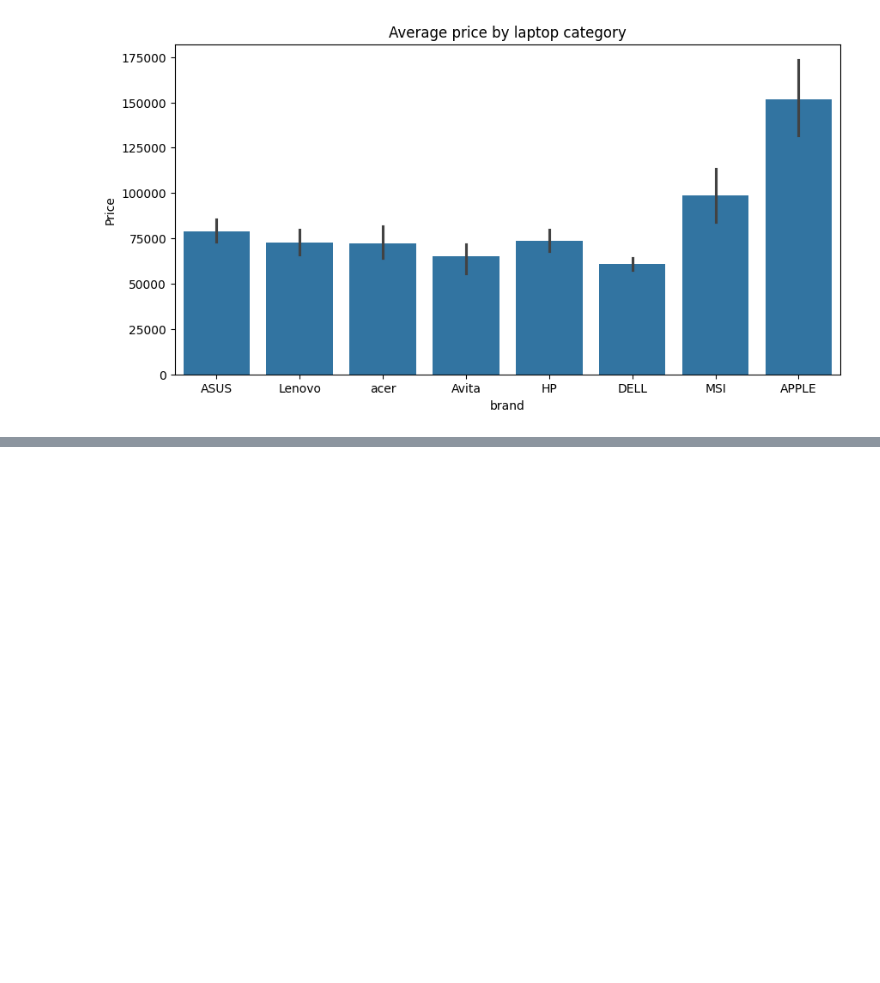
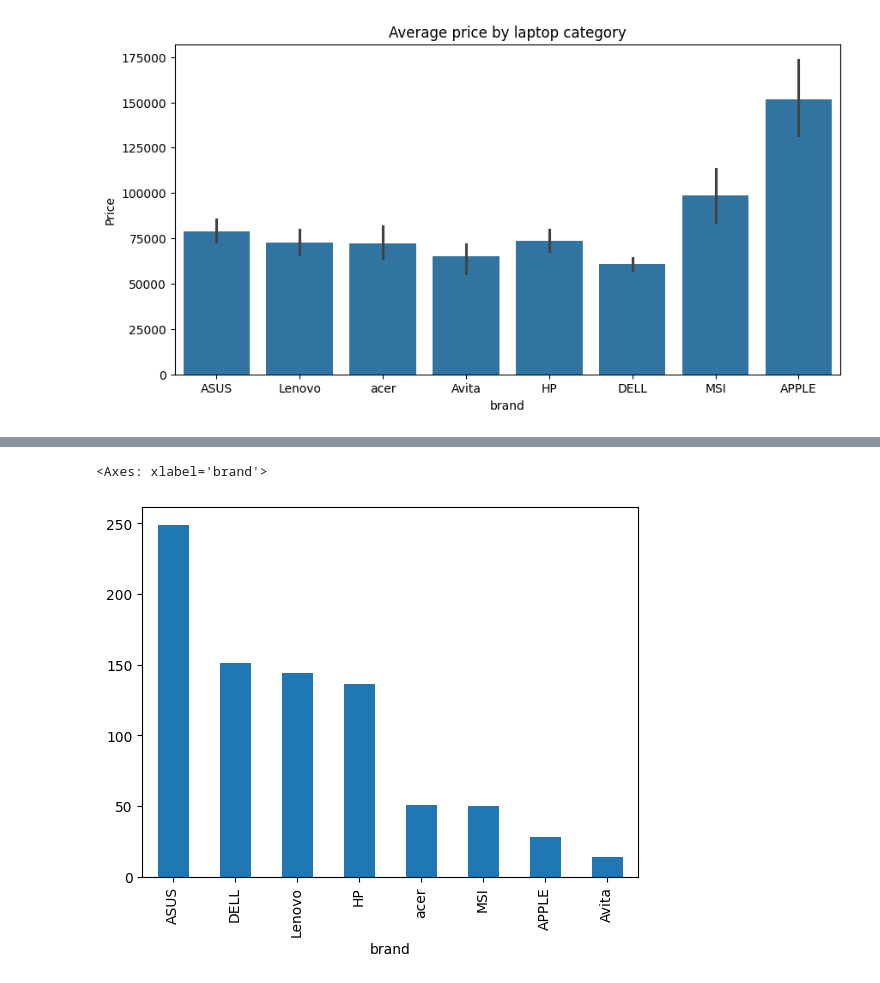
Before and after one commit to imadh-au/Laptop-Price-Analysis, a Jupyter notebook: Data_Cleaning.ipynb, the cells around one changed output, grey strips where cells are left out. Drawn from its saved outputs; the diff is of its cells as text; code cells hidden in the pictures; blank space fills up the shorter version.

```diff
--- a/Data_Cleaning.ipynb
+++ b/Data_Cleaning.ipynb
@@ -94,0 +100,5 @@ plt.show()
+# %%
+df['brand'].value_counts().plot(kind='bar')
+# %% [output]
+<Axes: xlabel='brand'>
+[figure, added]
```
Also changed, not shown: parts of 4 cells of this notebook.
